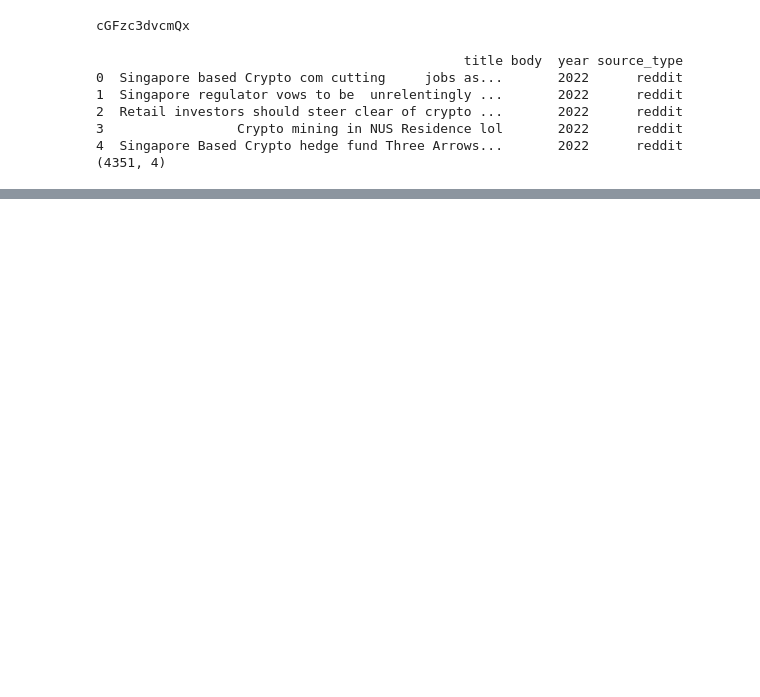
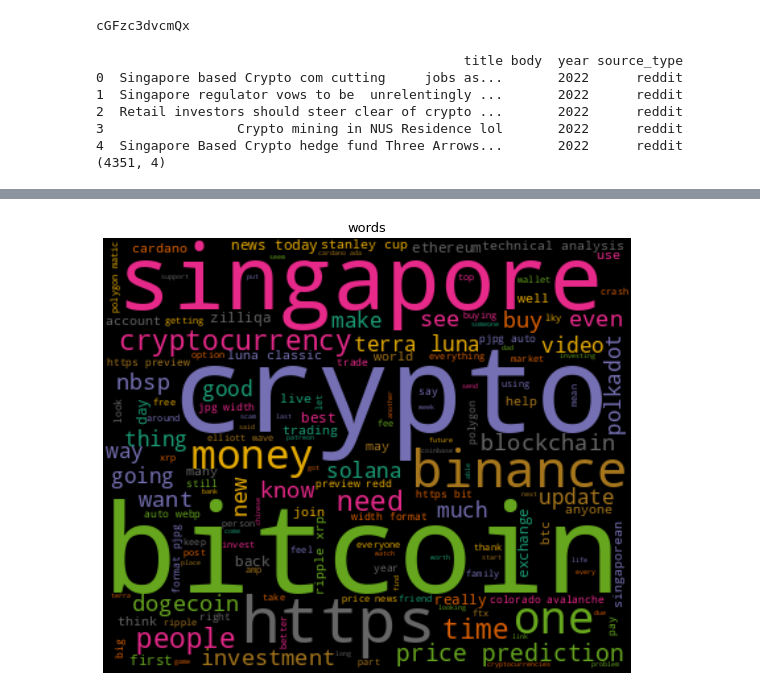
Before and after one commit to randyharrogates/DataPipeline, a Jupyter notebook: src/dataExploration/InitialEDA.ipynb, the cells around one changed output, grey strips where cells are left out. Drawn from its saved outputs; the diff is of its cells as text; code cells hidden in the pictures; blank space fills up the shorter version.

```diff
--- a/src/dataExploration/InitialEDA.ipynb
+++ b/src/dataExploration/InitialEDA.ipynb
@@ -30,0 +90,5 @@ print(df['title'].count)
+# %%
+#Remove nan
+print(df.isna().sum())
+df = df.replace(np.nan,' ',regex=True)
+print(df.isna().sum())
@@ -30,0 +108,23 @@ print(df['title'].count)
+# %%
+#remove stop words
+# nltk.download('all')
+df['text'] = df['text'].str.lower()
+df['text'] = df['text'].str.split().map(lambda sl: " ".join(s for s in sl if len(s) > 2))
+stop_words = set(stopwords.words('english'))
+word_tokens = []
+for sentence in df['text'].astype(str):
+    word = word_tokenize(sentence, language='english')
+    word_tokens.append(word)
+
+from itertools import chain
+word_tokens = list(chain(*word_tokens))
+
+filtered_words = []
+for word in word_tokens:
+    if word not in stop_words:
+        filtered_words.append(word)
+
+
+
+df['text'] = df['text'].apply(lambda x: ' '.join([word for word in x.split() if word not in stop_words]))
+print(df['text'])
@@ -30,0 +165,16 @@ print(df['title'].count)
+# %%
+# generate wordcloud
+def wordcloud(data,title):
+  text = " ".join(data)
+  wc = WordCloud(width = 400, height = 330, max_words = 150, colormap = "Dark2").generate(text)
+  plt.figure(figsize = (10,8))
+  plt.imshow(wc, interpolation = 'bilinear')
+  plt.axis("off")
+  plt.title('\n'.join(wrap(title,60)), fontsize = 13)
+  plt.show()
+
+
+# plotting word cloud for words
+wordcloud(filtered_words, 'words')
+# %% [output]
+[figure, added]
```
Also changed, not shown: parts of 11 cells of this notebook.
